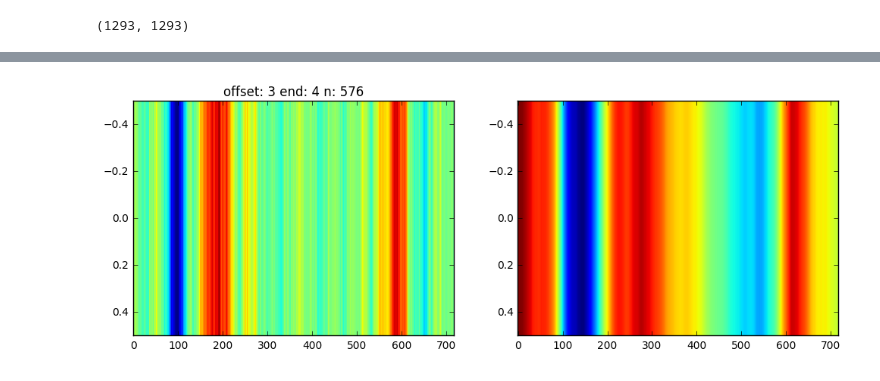
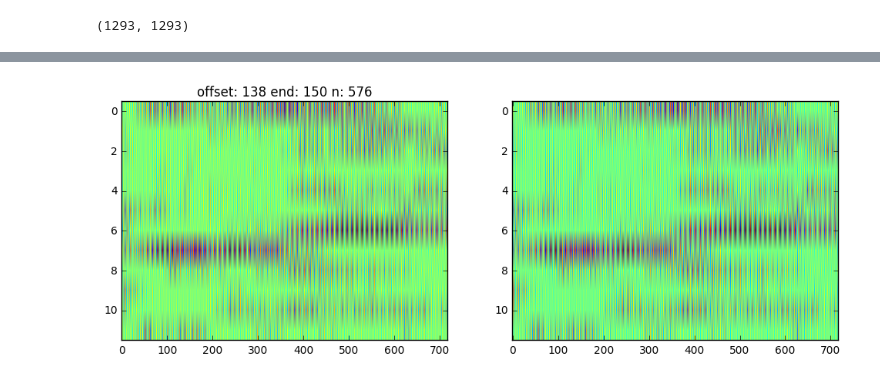
Before and after one commit to openbermuda/karmapi, a Jupyter notebook: notebooks/quake.ipynb, the cells around one changed output, grey strips where cells are left out. Saved outputs shown, nothing was run; the diff lists cells and outputs as text; code cells hidden in the pictures.

```diff
--- a/notebooks/quake.ipynb
+++ b/notebooks/quake.ipynb
@@ -43,6 +43,10 @@ df.index = pandas.to_datetime(df.apply(usgs.timestamp, axis=1))
 #pandas.set_eng_float_format(3, False)
 min_severity = 7.2
 df['flag'] = 1
+
+# sum this month with six months from now
+df['six'] = (df.flag[:-6] + df.flag[6:]).fillna(df.flag)
+
 df = df[df.severity >= min_severity]
 df = df.resample('M', how='sum').fillna(0)
 # %%
@@ -64,5 +68,6 @@ df.head()
 # %%
 df['dim'] = df.index.days_in_month
+df['dimsix'] = (df.dim[:-6] + df.dim[6:]).fillna(df.dim)
 # %%
 df.head()
 # %% [output]
@@ -98,5 +103,3 @@ df.tail()
-# %%
-df['value'] = (df.flag / df.dim).fillna(0)
 # %%
 df.value.plot()
 # %% [output]
@@ -116,12 +136,12 @@ value.plot()
 # %%
 so = base.sono(value.values, 12 * 48)
 # %%
-offset = 3
+offset = 138
 
-end = offset + 1
+end = offset + 12
 show.sono2(so, offset=offset, end=end, cmap=None)
 # %% [output]
-[figure, old version]
+[figure, new version]
 # %%
 def isprime(n):
 
```
Also changed, not shown: parts of 13 cells of this notebook.
